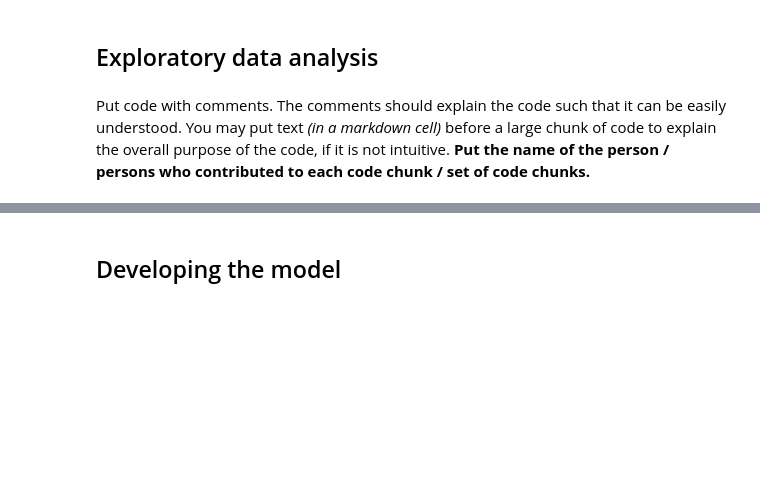
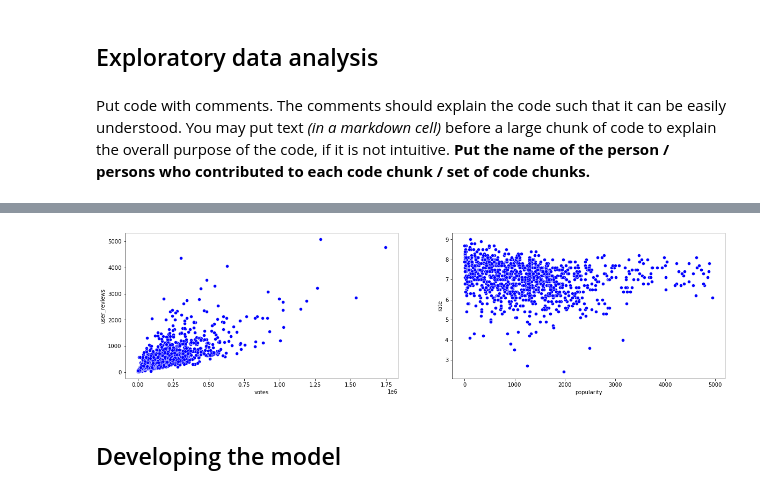
Before and after one commit to mgbanich/DS303-2_ElectricBoogaloo, a Jupyter notebook: Project Code - Electric Boogaloo.ipynb, the cells around one changed output, grey strips where cells are left out. Cells and saved outputs as stored; diff of their text form; code cells hidden in the pictures; blank space fills up the shorter version.

```diff
--- a/Project Code - Electric Boogaloo.ipynb
+++ b/Project Code - Electric Boogaloo.ipynb
@@ -113,3 +163,14 @@ NameError: name 'movies_new' is not defined
+# %%
+# Examining potential relationships or interactions between predictors that we're considering using
+# by Jackson
+fig, axs = plt.subplots(nrows=1, ncols=2, figsize=(20,5))
+
+sns.scatterplot(ax = axs[0], x = new_movies_new.votes, y=new_movies_new.user_reviews, color = 'blue')
+sns.scatterplot(ax = axs[1], x = new_movies_new.popularity, y=new_movies_new.rate, color = 'blue')
+
+plt.show()
+# %% [output]
+[figure, added]
 # %% [markdown]
 ## Developing the model
 # %% [markdown]
```
Also changed, not shown: parts of 11 cells of this notebook, 1 other file.
